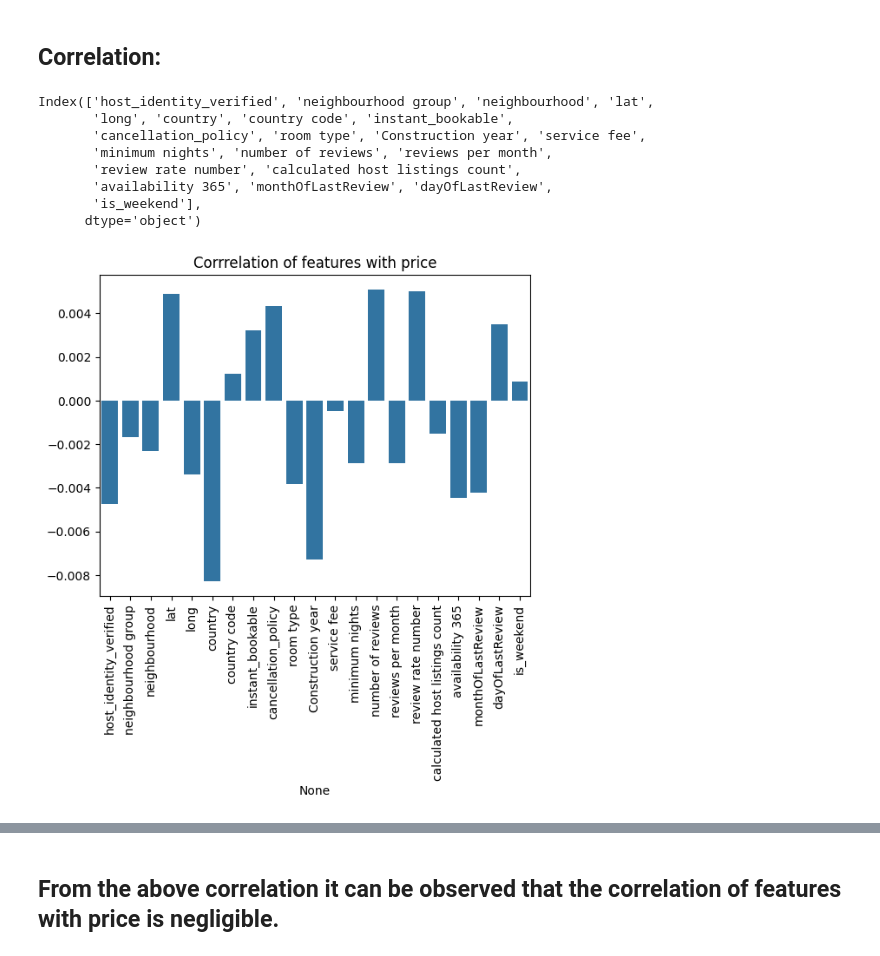
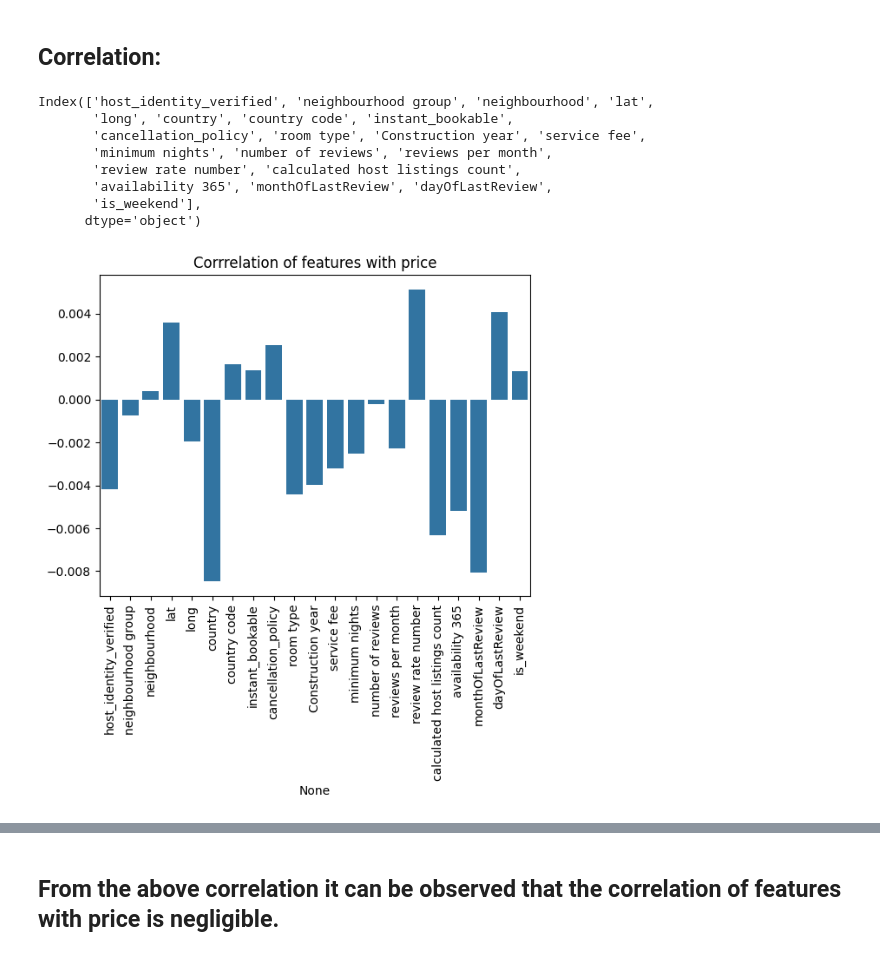
Before and after one commit to tajwinder-singh/airbnb---EDA, a Jupyter notebook: airbnb_eda.ipynb, the cells around one changed output, grey strips where cells are left out. Drawn from its saved outputs; the diff is of its cells as text; code cells hidden in the pictures.

```diff
--- a/airbnb_eda.ipynb
+++ b/airbnb_eda.ipynb
@@ -836,23 +837,23 @@ XtestScaled = scaler.transform(XtestLog)
 # %%
 Xtrain_df = pd.DataFrame(XtrainScaled, columns = XtrainLog.columns)
 
 print(Xtrain_df.columns)
-corr = Xtrain_df.corrwith(ytrainLog)
+corr = Xtrain_df.corrwith(ytrainLog, method = 'spearman')
 
 sns.barplot(x = corr.index, y = corr.values)
 plt.title('Corrrelation of features with price')
 plt.xticks(rotation = 90)
 plt.show()
 # %% [output]
 Index(['host_identity_verified', 'neighbourhood group', 'neighbourhood', 'lat',
        'long', 'country', 'country code', 'instant_bookable',
        'cancellation_policy', 'room type', 'Construction year', 'service fee',
        'minimum nights', 'number of reviews', 'reviews per month',
        'review rate number', 'calculated host listings count',
        'availability 365', 'monthOfLastReview', 'dayOfLastReview',
        'is_weekend'],
       dtype='object')
-[figure, old version]
+[figure, new version]
 # %%
 def tag_corr(val):
     if abs(val) >= 0.05:
```
Also changed, not shown: parts of 7 cells of this notebook, 3 other files.
